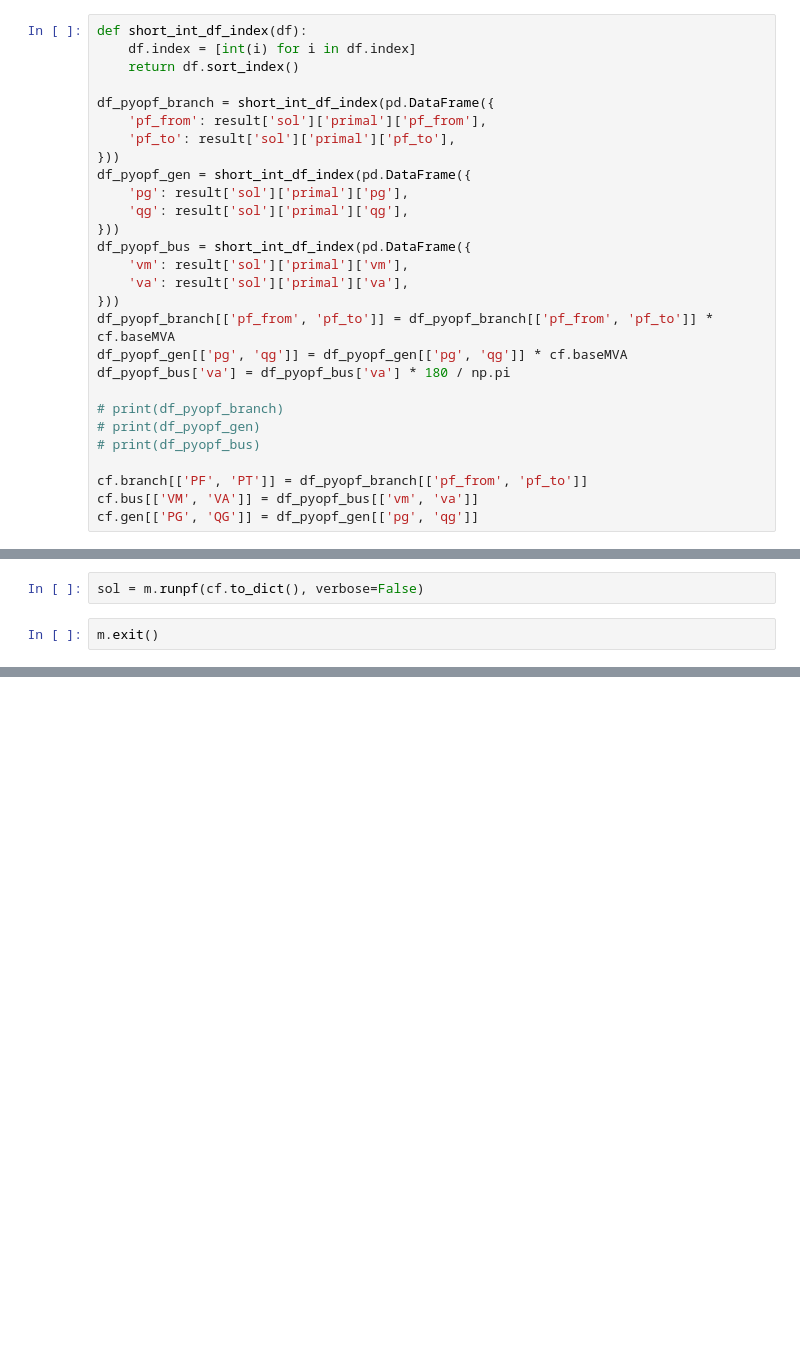
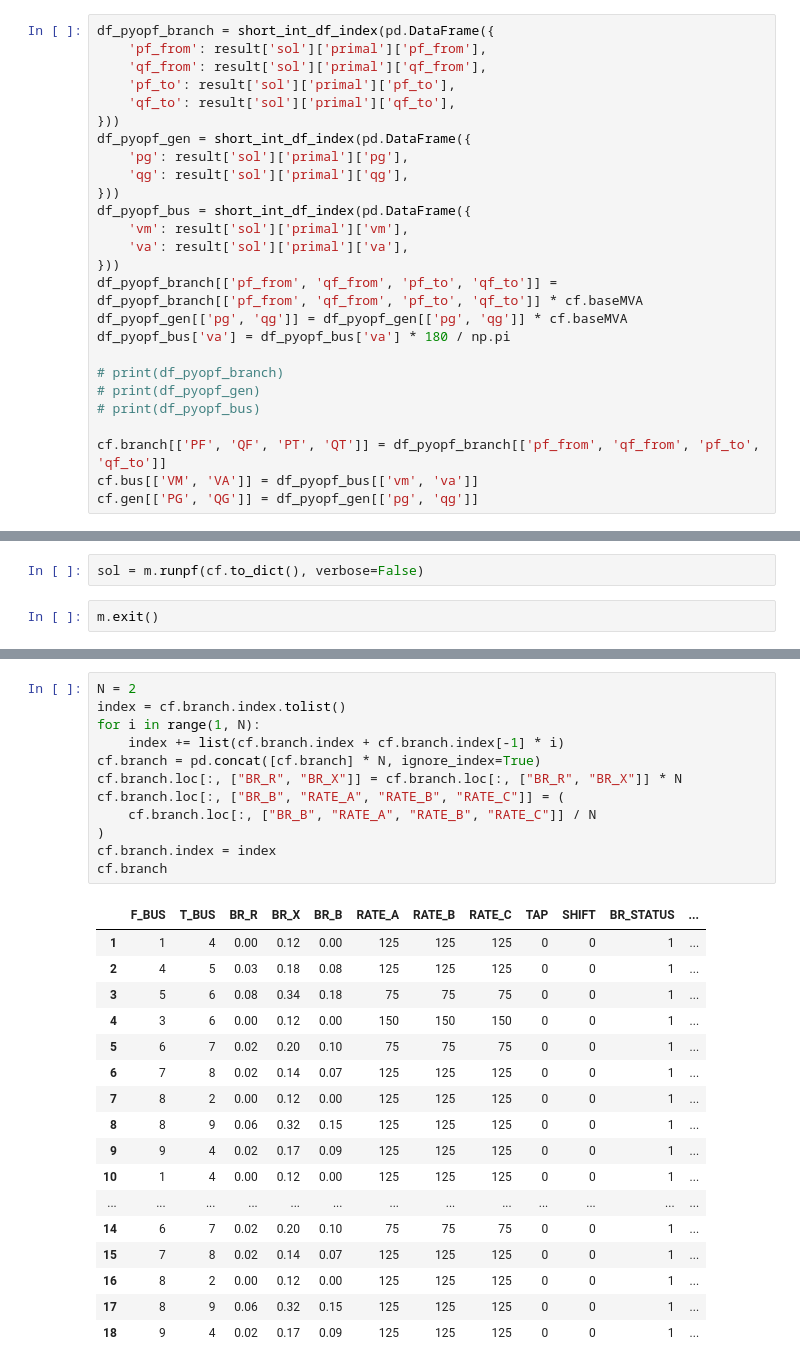
Before and after one commit to yasirroni/PyOPF, a Jupyter notebook: nbs/check_power_flow.ipynb, the cells around one changed output, grey strips where cells are left out. Saved outputs shown, nothing was run; the diff lists cells and outputs as text; blank space fills up the shorter version.

```diff
--- a/nbs/check_power_flow.ipynb
+++ b/nbs/check_power_flow.ipynb
@@ -59,11 +65,9 @@ cf.infer_numpy()
 # %%
-def short_int_df_index(df):
-    df.index = [int(i) for i in df.index]
-    return df.sort_index()
-
 df_pyopf_branch = short_int_df_index(pd.DataFrame({
     'pf_from': result['sol']['primal']['pf_from'],
+    'qf_from': result['sol']['primal']['qf_from'],
     'pf_to': result['sol']['primal']['pf_to'],
+    'qf_to': result['sol']['primal']['qf_to'],
 }))
 df_pyopf_gen = short_int_df_index(pd.DataFrame({
     'pg': result['sol']['primal']['pg'],
@@ -73,7 +77,7 @@ df_pyopf_bus = short_int_df_index(pd.DataFrame({
     'vm': result['sol']['primal']['vm'],
     'va': result['sol']['primal']['va'],
 }))
-df_pyopf_branch[['pf_from', 'pf_to']] = df_pyopf_branch[['pf_from', 'pf_to']] * cf.baseMVA
+df_pyopf_branch[['pf_from', 'qf_from', 'pf_to', 'qf_to']] = df_pyopf_branch[['pf_from', 'qf_from', 'pf_to', 'qf_to']] * cf.baseMVA
 df_pyopf_gen[['pg', 'qg']] = df_pyopf_gen[['pg', 'qg']] * cf.baseMVA
 df_pyopf_bus['va'] = df_pyopf_bus['va'] * 180 / np.pi
 
@@ -81,7 +85,7 @@ df_pyopf_bus['va'] = df_pyopf_bus['va'] * 180 / np.pi
 # print(df_pyopf_gen)
 # print(df_pyopf_bus)
 
-cf.branch[['PF', 'PT']] = df_pyopf_branch[['pf_from', 'pf_to']]
+cf.branch[['PF', 'QF', 'PT', 'QT']] = df_pyopf_branch[['pf_from', 'qf_from', 'pf_to', 'qf_to']]
 cf.bus[['VM', 'VA']] = df_pyopf_bus[['vm', 'va']]
 cf.gen[['PG', 'QG']] = df_pyopf_gen[['pg', 'qg']]
 # %%
@@ -137,0 +144,30 @@ print(cf_runpf.gen)
+# %%
+N = 2
+index = cf.branch.index.tolist()
+for i in range(1, N):
+    index += list(cf.branch.index + cf.branch.index[-1] * i)
+cf.branch = pd.concat([cf.branch] * N, ignore_index=True)
+cf.branch.loc[:, ["BR_R", "BR_X"]] = cf.branch.loc[:, ["BR_R", "BR_X"]] * N
+cf.branch.loc[:, ["BR_B", "RATE_A", "RATE_B", "RATE_C"]] = (
+    cf.branch.loc[:, ["BR_B", "RATE_A", "RATE_B", "RATE_C"]] / N
+)
+cf.branch.index = index
+cf.branch
+# %% [output]
+|  | F_BUS | T_BUS | BR_R | BR_X | BR_B | RATE_A | RATE_B | RATE_C | TAP | SHIFT | BR_STATUS | ... |
+| 1 | 1 | 4 | 0.00 | 0.12 | 0.00 | 125 | 125 | 125 | 0 | 0 | 1 | ... |
+| 2 | 4 | 5 | 0.03 | 0.18 | 0.08 | 125 | 125 | 125 | 0 | 0 | 1 | ... |
+| 3 | 5 | 6 | 0.08 | 0.34 | 0.18 | 75 | 75 | 75 | 0 | 0 | 1 | ... |
+| 4 | 3 | 6 | 0.00 | 0.12 | 0.00 | 150 | 150 | 150 | 0 | 0 | 1 | ... |
+| 5 | 6 | 7 | 0.02 | 0.20 | 0.10 | 75 | 75 | 75 | 0 | 0 | 1 | ... |
+| 6 | 7 | 8 | 0.02 | 0.14 | 0.07 | 125 | 125 | 125 | 0 | 0 | 1 | ... |
+| 7 | 8 | 2 | 0.00 | 0.12 | 0.00 | 125 | 125 | 125 | 0 | 0 | 1 | ... |
+| 8 | 8 | 9 | 0.06 | 0.32 | 0.15 | 125 | 125 | 125 | 0 | 0 | 1 | ... |
+| 9 | 9 | 4 | 0.02 | 0.17 | 0.09 | 125 | 125 | 125 | 0 | 0 | 1 | ... |
+| 10 | 1 | 4 | 0.00 | 0.12 | 0.00 | 125 | 125 | 125 | 0 | 0 | 1 | ... |
+| ... | ... | ... | ... | ... | ... | ... | ... | ... | ... | ... | ... | ... |
+| 14 | 6 | 7 | 0.02 | 0.20 | 0.10 | 75 | 75 | 75 | 0 | 0 | 1 | ... |
+| 15 | 7 | 8 | 0.02 | 0.14 | 0.07 | 125 | 125 | 125 | 0 | 0 | 1 | ... |
+| 16 | 8 | 2 | 0.00 | 0.12 | 0.00 | 125 | 125 | 125 | 0 | 0 | 1 | ... |
+| 17 | 8 | 9 | 0.06 | 0.32 | 0.15 | 125 | 125 | 125 | 0 | 0 | 1 | ... |
+| 18 | 9 | 4 | 0.02 | 0.17 | 0.09 | 125 | 125 | 125 | 0 | 0 | 1 | ... |
```
Also changed, not shown: parts of 17 cells of this notebook.
